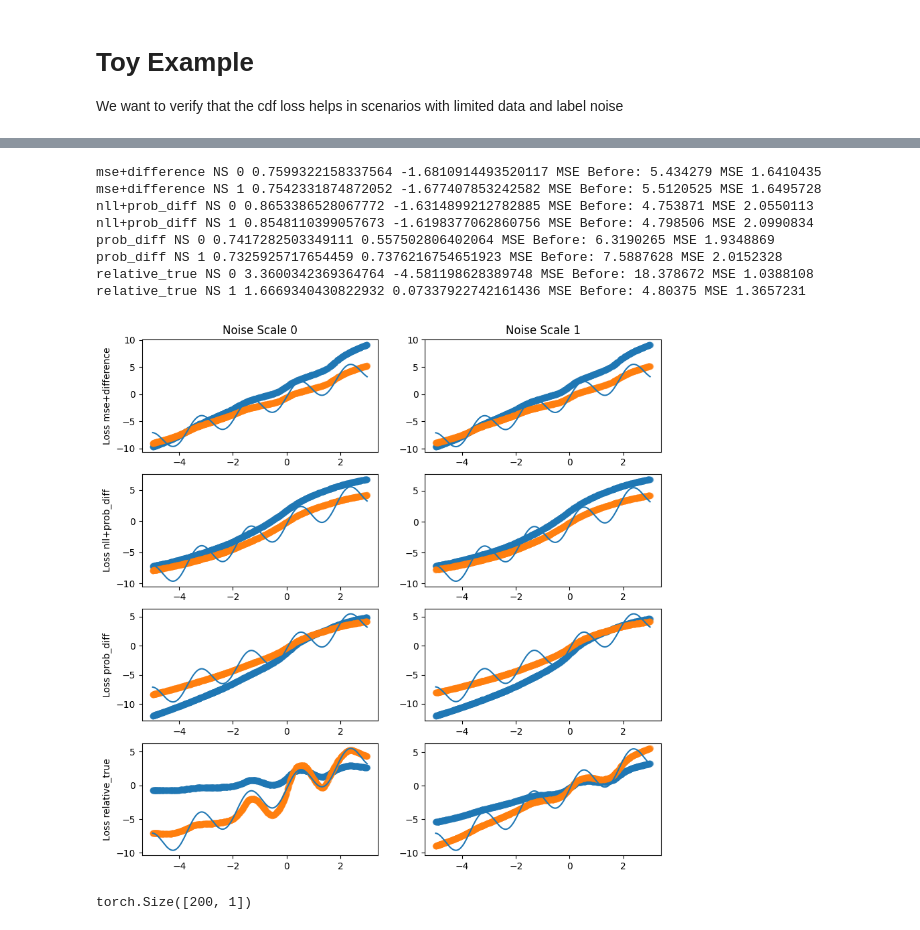
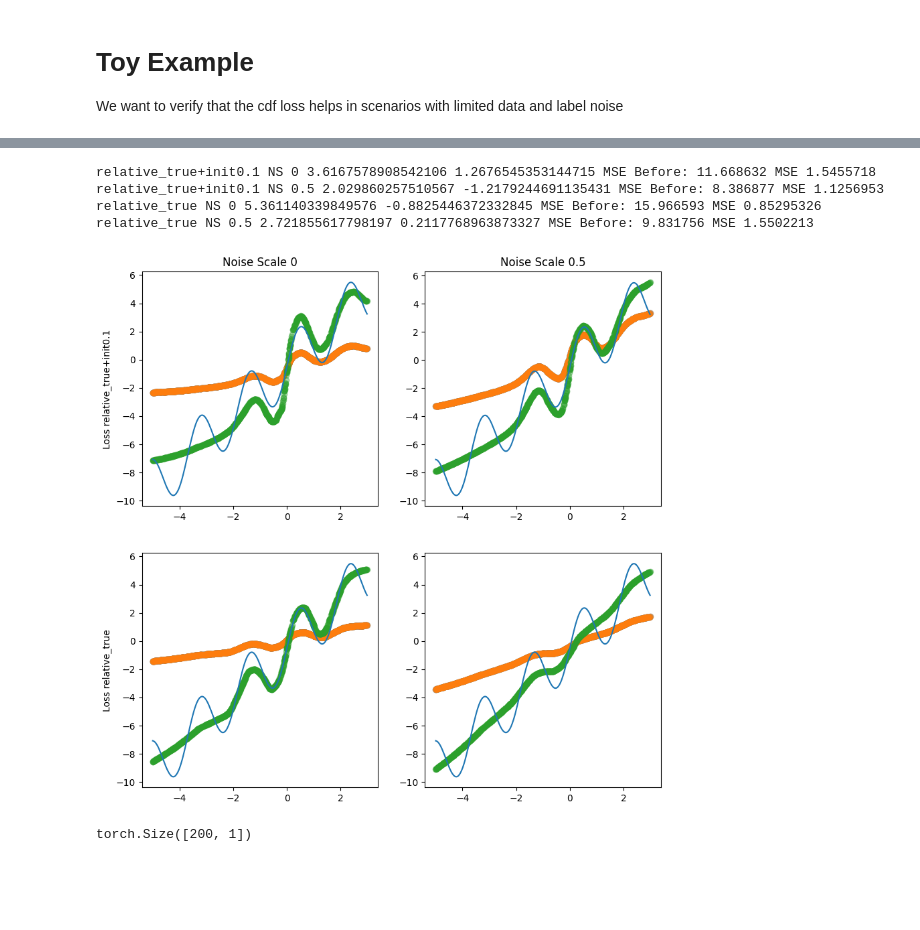
Before and after one commit to FabianTraxler/ag_binding_affinity, a Jupyter notebook: src/data_analysis/ToyExample_relative_loss.ipynb, the cells around one changed output, grey strips where cells are left out. Saved outputs shown, nothing was run; the diff lists cells and outputs as text; code cells hidden in the pictures; blank space fills up the shorter version.

Commit message:
More synthetic examples. RelativeL2 loss does work well

```diff
--- a/src/data_analysis/ToyExample_relative_loss.ipynb
+++ b/src/data_analysis/ToyExample_relative_loss.ipynb
@@ -157,7 +171,8 @@ def pearson_corr(output, label, mask=None):
 def init_model(seed=42, weight_init=None):
     torch.random.manual_seed(seed)
     np.random.seed(seed)
-    model = SimpleModel(1,2,64)
+    model = SimpleModel(1,2,64, init_scale=weight_init)
+
     #model = SimpleModel(1,2,32)
     #model = MatchingModel(2,2)
     if torch.cuda.is_available():
@@ -166,7 +181,7 @@ def init_model(seed=42, weight_init=None):
     optimizer = torch.optim.Adam(model.parameters(), lr=lr)
 
     # Define a learning rate scheduler
-    scheduler = torch.optim.lr_scheduler.ReduceLROnPlateau(optimizer, mode='min', patience=10, factor=0.5, verbose=False)
+    scheduler = torch.optim.lr_scheduler.ReduceLROnPlateau(optimizer, mode='min', patience=5, factor=0.5, verbose=False)
     return model, optimizer, scheduler
 # %%
 
@@ -210,21 +225,29 @@ def train(model_name,train_loader,val_dataset, seed=42,weight_init=None):
                 elif "relative" in model_name:
                     loss = loss + relative_loss(out[:,0], out2[:,0], (y2 > y)[:,0].long(), rel_temperature=uncertainty[:,0])
 
-                if "cosine" in model_name:
+                if "cosine_diff" in model_name:
+                    loss = loss + cosine_sim(out[:,:1]-out2[:,:1], y[:,:1], mask= 1 - absolute_data)
+                    loss = loss + cosine_sim(out[:,:1]-out2[:,:1], y[:,:1]-y2[:,:1], mask= absolute_data)
+                elif "cosine" in model_name:
                     loss = loss + cosine_sim(out[:,:1], y[:,:1], mask=absolute_data)
                 if "pearson" in model_name:
                     loss = loss + pearson_corr(out[:,:1], y[:,:1], mask=absolute_data)
 
-                if "prob_diff" in model_name:
+                if "prob_diff_true" in model_name:
+                    loss = loss + nll_loss(out[:,:1]-out2[:,:1], y[:,:1],torch.ones_like(out[:,-1:])*noise_scale*2, mask= 1 - absolute_data)
+                    loss = loss + nll_loss(out[:,:1]-out2[:,:1], y[:,:1]-y2[:,:1], torch.ones_like(out[:,-1:])*noise_scale*2, mask= absolute_data)
+
+                elif "prob_diff" in model_name:
                     loss = loss + nll_loss(out[:,:1]-out2[:,:1], y[:,:1],out[:,-1:]+out2[:,-1:], mask= 1 - absolute_data)
-                    # Do we want to s
                     loss = loss + nll_loss(out[:,:1]-out2[:,:1], y[:,:1]-y2[:,:1], out[:,-1:]+out2[:,-1:], mask= absolute_data)
                 if "difference" in model_name:
                     loss = loss + mse_loss(out[:,:1]-out2[:,:1], y[:,:1], mask= 1 - absolute_data)
                     loss = loss + mse_loss(out[:,:1]-out2[:,:1], y[:,:1]-y2[:,:1], mask= absolute_data)
                 if "mse" in model_name:
                     loss = loss + mse_loss(out[:,:1], y[:,:1], mask=absolute_data)
-                if "nll" in model_name:
+                if "nll_true" in model_name:
+                    loss = loss + nll_loss(out[:,:1], y[:,:1], torch.ones_like(out[:,-1:])*noise_scale,mask=absolute_data)
+                elif "nll" in model_name:
                     loss = loss + nll_loss(out[:,:1], y[:,:1], out[:,-1:],mask=absolute_data)
                 if "doublemse" in model_name:
                     loss = loss + mse_loss(out2[:,:1], y2[:,:1],mask=absolute_data)
@@ -303,16 +326,20 @@ def calculate_optimal_scale_bias_analytical(y_pred, y_true):
 #model_names = ["mse","difference","mse+difference","relative", "relative_fixed", "relative+mse","relative_fixed+mse"]
 #model_names = ["mse","mse+difference", "relative_fixed","relative_fixed+mse"]
 #model_names = ["pearson","cosine","mse+difference", "relative_fixed"]
-model_names = ["mse+difference", "nll+prob_diff","prob_diff","relative_true"]#,"relative"]#, "relative_fixed"]
+#model_names = ["mse+difference", "nll+prob_diff","prob_diff","relative_true"]#,"relative"]#, "relative_fixed"]
+#model_names = ["relative_true","relative","pearson","cosine","mse"]
+#model_names = ["mse+difference+init0.1","relative_true","cosine","cosine_diff"]
+model_names = ["relative_true+init0.1","relative_true"]
 #lr = 0.001#025
 #lr = 0.001#025
 lr = 0.001
 n_samples = 500
-epochs = 150
+epochs = 100
 rel_percentages = [0,0.9]#,0.2,0.5,0.8,0.9]
-seeds = [1,2,3,4,5]
+seeds = [1,2]#,3,4,5]
 #noise_scales =[0,0.2,1,2,4]
-noise_scales =[0,0.5,1,1.5]
+noise_scales =[0,0.5]#,1,1.5]
+
 batch_size = 50
 models = {}
 total_losses = {}
@@ -327,7 +354,11 @@ for rel_percentage in rel_percentages:
         train_loader, _ =  get_data_loader(noise_scale=noise_scale, n_samples=n_samples, normalization=False,relative_percentage=rel_percentage)
         for model_name in model_names:
             for seed in seeds:
-                model, losses = train(model_name, train_loader=train_loader,val_dataset=val_loader.dataset, seed=seed)
+                if "init" in model_name:
+                    weight_init = float(model_name.split("init")[-1])
+                else:
+                    weight_init = None
+                model, losses = train(model_name, train_loader=train_loader,val_dataset=val_loader.dataset, seed=seed, weight_init=weight_init)
                 models[model_name+f"NS{noise_scale}RP{rel_percentage}S{seed}"] = model
                 total_losses[model_name+f"NS{noise_scale}RP{rel_percentage}S{seed}"] = losses
                 pred = model(val_dataset.data.to("cuda"))
@@ -352,5 +383,5 @@ for i, ns in enumerate(noise_scales):
             x = np.arange(full_results.shape[1])
             ax[i,j].plot(x,loss_mean, label=model_name)
             ax[i,j].fill_between(x, (loss_mean-loss_ci),  (loss_mean+loss_ci), alpha=.1)
-            ax[i, j].set_ylim(0, 1)
+            ax[i, j].set_ylim(0.8, 1)
     ax[i,-1].legend(bbox_to_anchor=(1, 1))
@@ -360,43 +393,39 @@ func_x = torch.linspace(val_loader.dataset.data[:,0].min(),val_loader.dataset.da
 try:
     #func_y = ((torch.einsum("ij, Bj -> Bi", val_loader.dataset.weight, func_x[:,None]) + val_loader.dataset.bias)**2 - val_loader.dataset.mean) / val_loader.dataset.std
 
     func_y =  (torch.einsum("ij, Bj -> Bi", val_loader.dataset.weight, func_x[:,None]) + val_loader.dataset.bias + 2* torch.sin(2*val_loader.dataset.weight[:,0] * func_x[:,None])- val_loader.dataset.mean) / val_loader.dataset.std
 
 except:
     #func_y = (torch.einsum("ij, Bj -> Bi", val_loader.dataset.weight, func_x[:,None]) + val_loader.dataset.bias)**2
     func_y =  torch.einsum("ij, Bj -> Bi", val_loader.dataset.weight, func_x[:,None]) + val_loader.dataset.bias + 2* torch.sin(2*val_loader.dataset.weight[:,0] * func_x[:,None])
 
-rel_percentage = 0.9
+rel_percentage = 0
 
 for i, model_name in enumerate(model_names):
     ax[i,0].set_ylabel("Loss "+model_name)
     for j, ns in enumerate(noise_scales):
         ax[0,j].set_title(f"Noise Scale {ns}")
         for s in seeds:
             pred=predictions[model_name+f"NS{ns}RP{rel_percentage}S{seed}"]
             #ax[i,j].errorbar(val_loader.dataset.data[:,0].cpu().detach().numpy(),pred[:,0].cpu().detach().numpy(),
             #                 yerr=pred[:,0].cpu().detach().numpy(), linestyle="None", label=model_name+str(seed),alpha=0.4)
             ax[i,j].scatter(val_loader.dataset.data[:,0].cpu().detach().numpy(),pred[:,0].cpu().detach().numpy(), label=model_name+str(seed),alpha=0.4)
 
         ax[i,j].plot(func_x.numpy(), func_y.numpy(), label="True Func")
         if True:
             s,b = calculate_optimal_scale_bias_analytical(pred[:,0].cpu().detach().numpy(),val_loader.dataset.clean_labels[:,0].cpu().detach().numpy())
             scaled_pred = pred[:,0].cpu().detach().numpy()*s + b
 
             print(model_name, "NS",ns, s,b, "MSE Before:", np.mean((pred[:,0].cpu().detach().numpy()-val_loader.dataset.clean_labels[:,0].cpu().detach().numpy())**2), "MSE", np.mean((scaled_pred-val_loader.dataset.clean_labels[:,0].cpu().detach().numpy())**2))
             ax[i,j].scatter(val_loader.dataset.data[:,0].cpu().detach().numpy(),scaled_pred, label=model_name+str(seed),alpha=0.4)
 
             #ax[i,j].legend()
 # %% [output]
-mse+difference NS 0 0.7599322158337564 -1.6810914493520117 MSE Before: 5.434279 MSE 1.6410435
-mse+difference NS 1 0.7542331874872052 -1.677407853242582 MSE Before: 5.5120525 MSE 1.6495728
-nll+prob_diff NS 0 0.8653386528067772 -1.6314899212782885 MSE Before: 4.753871 MSE 2.0550113
-nll+prob_diff NS 1 0.8548110399057673 -1.6198377062860756 MSE Before: 4.798506 MSE 2.0990834
-prob_diff NS 0 0.7417282503349111 0.557502806402064 MSE Before: 6.3190265 MSE 1.9348869
-prob_diff NS 1 0.7325925717654459 0.7376216754651923 MSE Before: 7.5887628 MSE 2.0152328
-relative_true NS 0 3.3600342369364764 -4.581198628389748 MSE Before: 18.378672 MSE 1.0388108
-relative_true NS 1 1.6669340430822932 0.07337922742161436 MSE Before: 4.80375 MSE 1.3657231
+relative_true+init0.1 NS 0 3.6167578908542106 1.2676545353144715 MSE Before: 11.668632 MSE 1.5455718
+relative_true+init0.1 NS 0.5 2.029860257510567 -1.2179244691135431 MSE Before: 8.386877 MSE 1.1256953
+relative_true NS 0 5.361140339849576 -0.8825446372332845 MSE Before: 15.966593 MSE 0.85295326
+relative_true NS 0.5 2.721855617798197 0.2117768963873327 MSE Before: 9.831756 MSE 1.5502213
-[figure, old version]
+[figure, new version]
 # %%
 plt.scatter(val_dataset.data[:,0].cpu().detach().numpy(),val_dataset.clean_labels[:,0].cpu().detach().numpy(), label=model_name+str(seed),alpha=0.4)
 plt.scatter(train_loader.dataset.data[:,0].cpu().detach().numpy(),train_loader.dataset.labels[:,0].cpu().detach().numpy(), label=model_name+str(seed),alpha=0.4)
```
Also changed, not shown: parts of 3 cells of this notebook.
